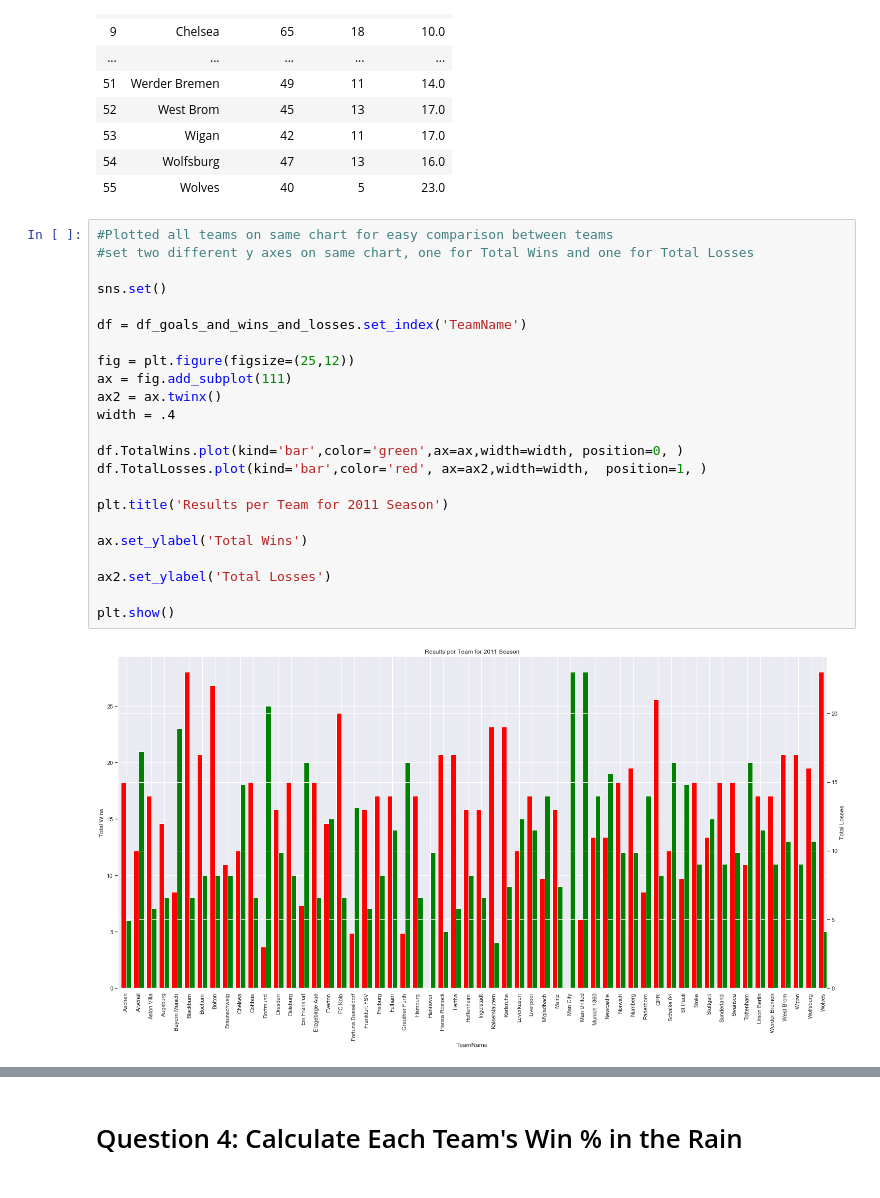
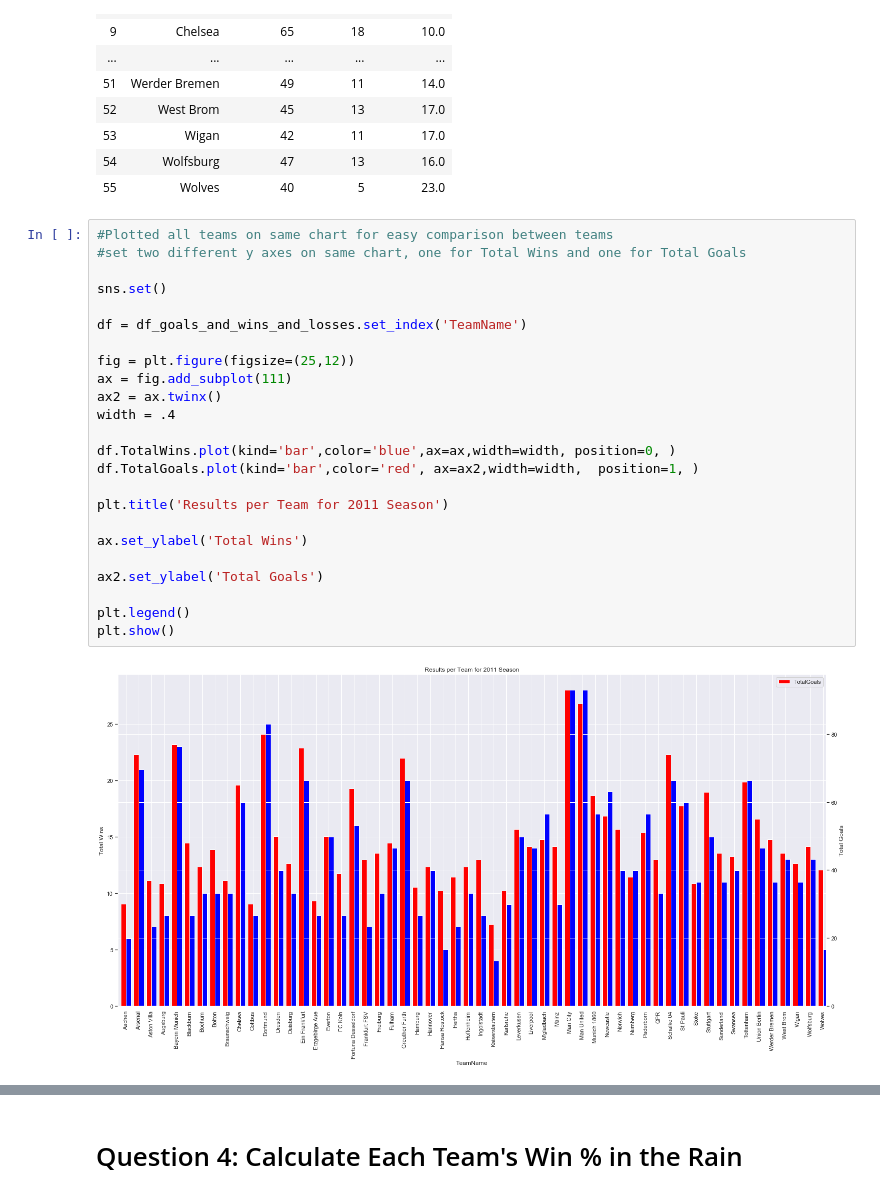
Before and after one commit to joekryan/FlatironMod2Project, a Jupyter notebook: Project Workbook.ipynb, the cells around one changed output, grey strips where cells are left out. Cells and saved outputs as stored; diff of their text form.

```diff
--- a/Project Workbook.ipynb
+++ b/Project Workbook.ipynb
@@ -383,26 +383,27 @@ df_goals_and_wins_and_losses
 | 55 | Wolves | 40 | 5 | 23.0 |
 # %%
 #Plotted all teams on same chart for easy comparison between teams
-#set two different y axes on same chart, one for Total Wins and one for Total Losses
+#set two different y axes on same chart, one for Total Wins and one for Total Goals
 
 sns.set()
 
 df = df_goals_and_wins_and_losses.set_index('TeamName')
 
 fig = plt.figure(figsize=(25,12))
 ax = fig.add_subplot(111)
 ax2 = ax.twinx()
 width = .4
 
-df.TotalWins.plot(kind='bar',color='green',ax=ax,width=width, position=0, )
-df.TotalLosses.plot(kind='bar',color='red', ax=ax2,width=width,  position=1, )
+df.TotalWins.plot(kind='bar',color='blue',ax=ax,width=width, position=0, )
+df.TotalGoals.plot(kind='bar',color='red', ax=ax2,width=width,  position=1, )
 
 plt.title('Results per Team for 2011 Season')
 
 ax.set_ylabel('Total Wins')
 
-ax2.set_ylabel('Total Losses')
+ax2.set_ylabel('Total Goals')
 
+plt.legend()
 plt.show()
 # %% [output]
-[figure, old version]
+[figure, new version]
```
Also changed, not shown: parts of 18 cells of this notebook, 3 other files.
